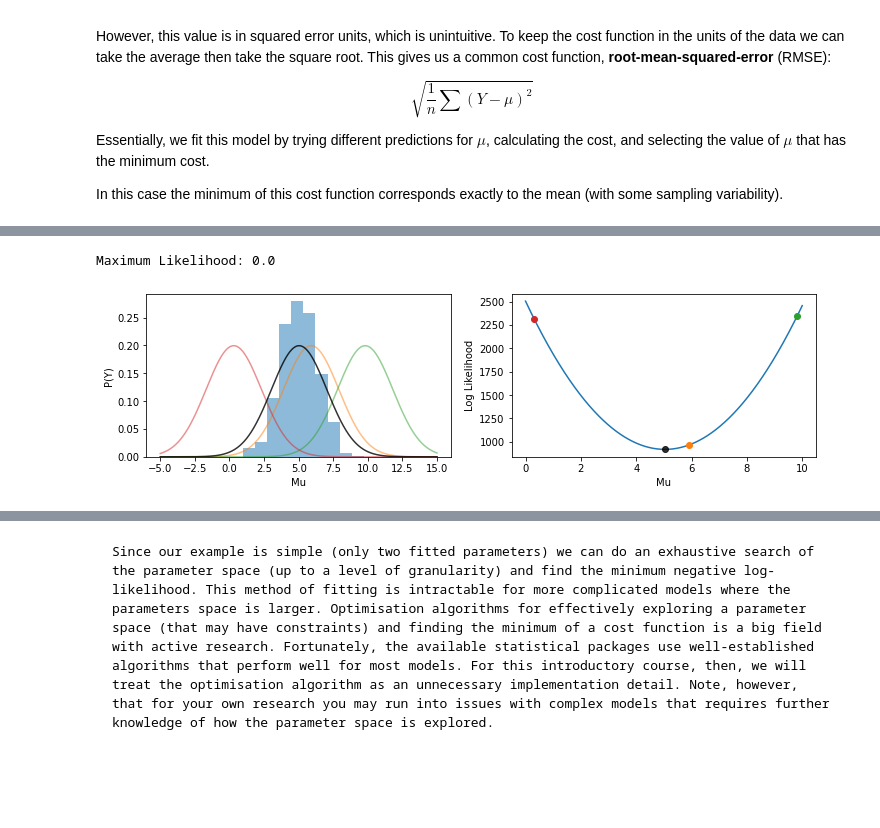
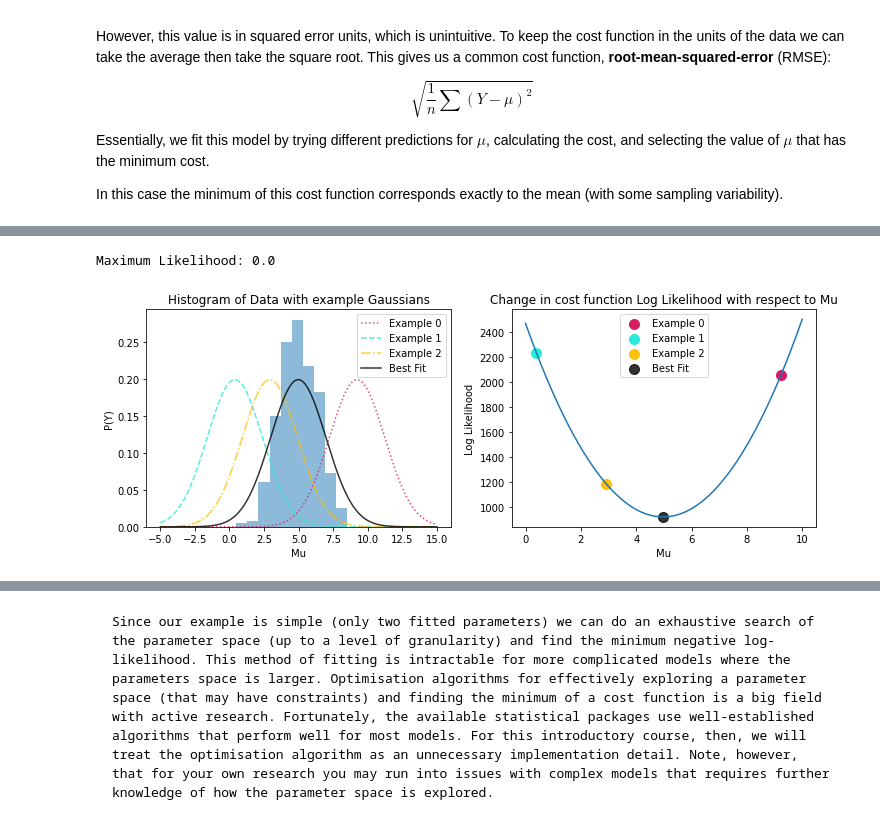
Before and after one commit to alan-turing-institute/rds-course, a Jupyter notebook: _sources/modules/m4/4.2_Fitting_Models.ipynb, the cells around one changed output, grey strips where cells are left out. Drawn from its saved outputs; the diff is of its cells as text; code cells hidden in the pictures; blank space fills up the shorter version.

```diff
--- a/_sources/modules/m4/4.2_Fitting_Models.ipynb
+++ b/_sources/modules/m4/4.2_Fitting_Models.ipynb
@@ -96,38 +130,43 @@ The **log-likelihood** is illustrated below with our previous fake dataset. To m
 # %%
 sigma = 2
 n = 1000
 mu = np.linspace(0,10,1000)
 test_range = np.linspace(-5,15,10000)
 
 #calculate likelihoods, will be all zeros because the values are so small
 likelihoods = np.array([np.multiply.reduce(norm.pdf(data, loc=m, scale=sigma)) for m in mu])
 print(f"Maximum Likelihood: {max(likelihoods)}")
 
 # so we take the negative log-likelihood .
 logliks = np.array([np.sum(-norm.logpdf(data, loc=m, scale=sigma)) for m in mu])
 
-fig, axes = plt.subplots(1,2, figsize=(12,4))
+fig, ax = plt.subplots(1,2, figsize=(12,4))
 
-axes[0].hist(data, density=True, alpha=.5)
-axes[0].set_ylabel('P(Y)')
-axes[0].set_xlabel('Mu')
-axes[1].plot(mu, logliks)
-axes[1].set_ylabel('Log Likelihood')
-axes[1].set_xlabel('Mu')
+ax[0].hist(data, density=True, alpha=.5)
+ax[0].set_ylabel('P(Y)')
+ax[0].set_xlabel('Mu')
+ax[0].set_title('Histogram of Data with example Gaussians')
+ax[1].plot(mu, logliks)
+ax[1].set_ylabel('Log Likelihood')
+ax[1].set_xlabel('Mu')
+ax[1].set_title('Change in cost function Log Likelihood with respect to Mu')
 
 
 # calculate example gaussians
+np.random.seed(170)
 mu_index = np.random.randint(n, size=3)
 for (i, mu_i) in enumerate(mu_index):
-    axes[0].plot(test_range, norm.pdf(test_range, loc=mu[mu_i], scale=sigma), color=colors[i], alpha = .5)
-    axes[1].plot(mu[mu_i],logliks[mu_i], 'o', color=colors[i])
+    ax[0].plot(test_range, norm.pdf(test_range, loc=mu[mu_i], scale=sigma),
+               color=colors[i],linestyle=linestyles[i], alpha = .8, label=f"Example {i}")
+    ax[1].scatter(mu[mu_i],logliks[mu_i], marker='o', color=colors[i], s=100, label=f"Example {i}")
 
 # plot minimum log-lik (maximum likeilhood)
 mu_min = mu[np.argmin(logliks)]
-axes[0].plot(test_range, norm.pdf(test_range, loc=mu_min, scale=sigma), color='k', alpha = .8)
-axes[1].plot(mu_min, min(logliks), 'o', color='k', alpha = .8)
-
+ax[0].plot(test_range, norm.pdf(test_range, loc=mu_min, scale=sigma), color='k', alpha = .8, label='Best Fit')
+ax[1].scatter(mu_min, min(logliks), marker='o', color='k', s=100, alpha = .8, label='Best Fit')
+ax[0].legend()
+ax[1].legend()
 plt.show()
 # %% [output]
 Maximum Likelihood: 0.0
-[figure, old version]
+[figure, new version]
```
Also changed, not shown: parts of 7 cells of this notebook, 53 other files.
